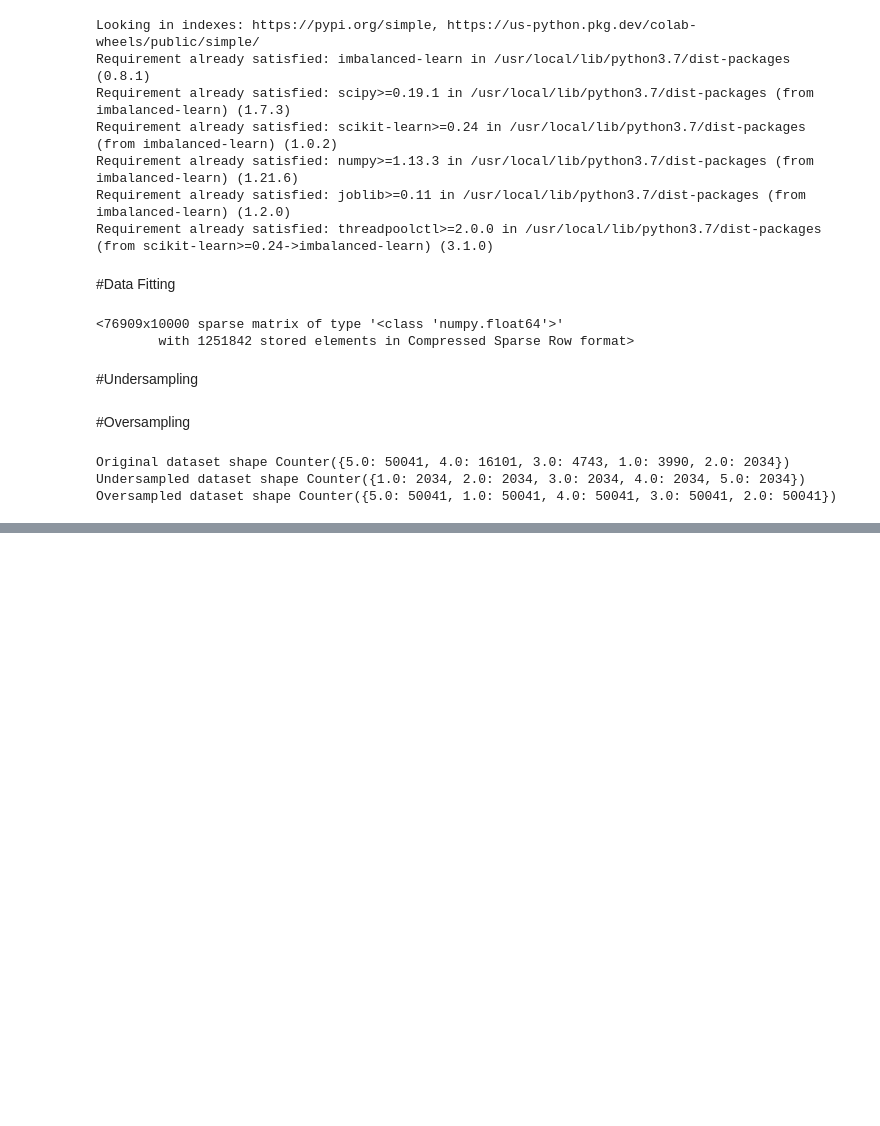
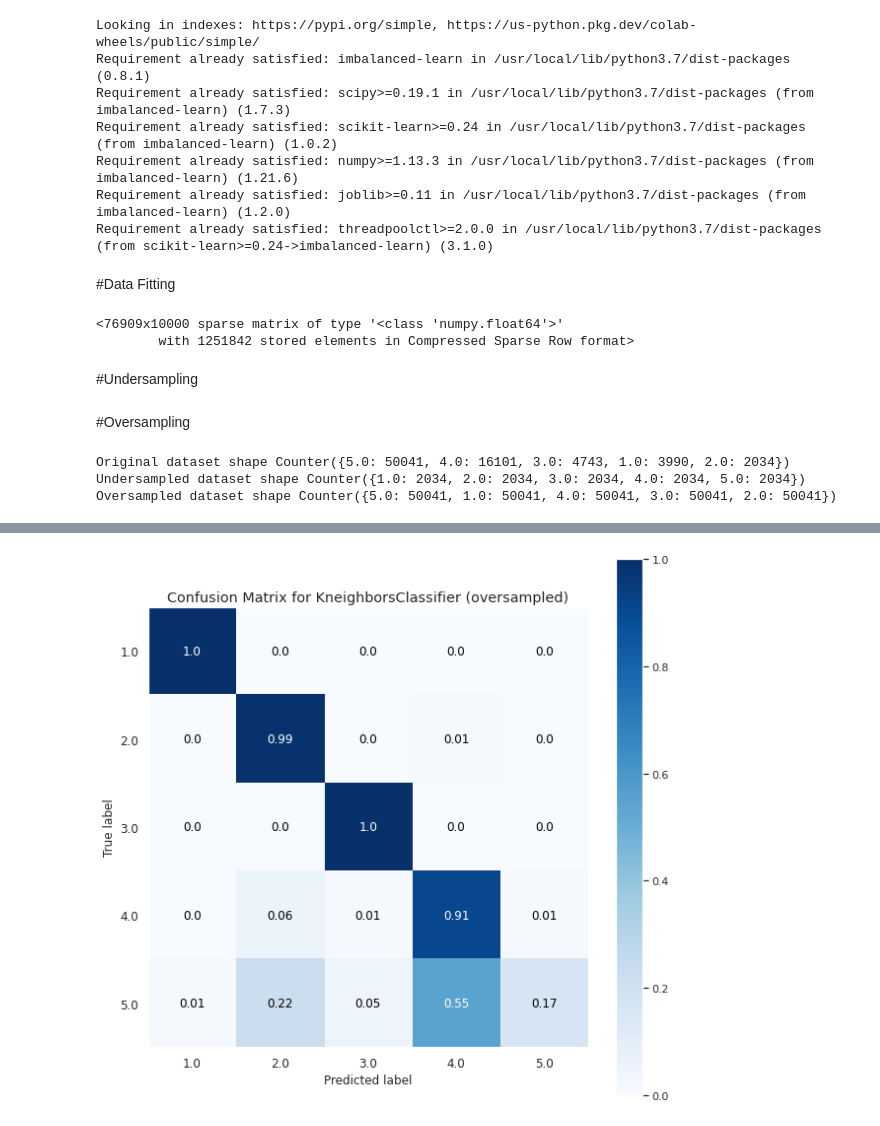
Before and after one commit to pranjaliseth/CMPE-257-Project, a Jupyter notebook: Project_dir/code/app/05_KNN_Pavan_Satyam.ipynb, the cells around one changed output, grey strips where cells are left out. Saved outputs shown, nothing was run; the diff lists cells and outputs as text; code cells hidden in the pictures; blank space fills up the shorter version.

Commit message:
Build KNN Model

```diff
--- a/Project_dir/code/app/05_KNN_Pavan_Satyam.ipynb
+++ b/Project_dir/code/app/05_KNN_Pavan_Satyam.ipynb
@@ -394,0 +397,5 @@ Oversampled dataset shape Counter({5.0: 50041, 1.0: 50041, 4.0: 50041, 3.0: 5004
+# %%
+from sklearn.model_selection import train_test_split
+X_train_us, X_test_us, y_train_us, y_test_us = train_test_split(X_undersample, y_undersample, test_size=0.3, random_state=101)
+X_train, X_test, y_train, y_test = train_test_split(train_features, y_ratings, test_size=0.3, random_state=101)
+X_train_os, X_test_os, y_train_os, y_test_os = train_test_split(X_oversample, y_oversample, test_size=0.3, random_state=101)
@@ -394,0 +421,6 @@ Oversampled dataset shape Counter({5.0: 50041, 1.0: 50041, 4.0: 50041, 3.0: 5004
+# %%
+kn_os = KNeighborsClassifier(n_neighbors=3)
+kn_os.fit(X_train_os,y_train_os)
+kn_pred_os = kn_os.predict(X_test_os)
+print(kn_pred_os)
+kn_os.score(X_train_os, y_train_os)
@@ -394,0 +463,7 @@ Oversampled dataset shape Counter({5.0: 50041, 1.0: 50041, 4.0: 50041, 3.0: 5004
+# %%
+sns.set(rc={'figure.figsize':(10,10)})
+sns.set(font_scale=1)
+skplt.metrics.plot_confusion_matrix(y_test_os, kn_pred_os, normalize=True, title = 'Confusion Matrix for KneighborsClassifier (oversampled)')
+plt.show()
+# %% [output]
+[figure, added]
```
Also changed, not shown: parts of 8 cells of this notebook.
